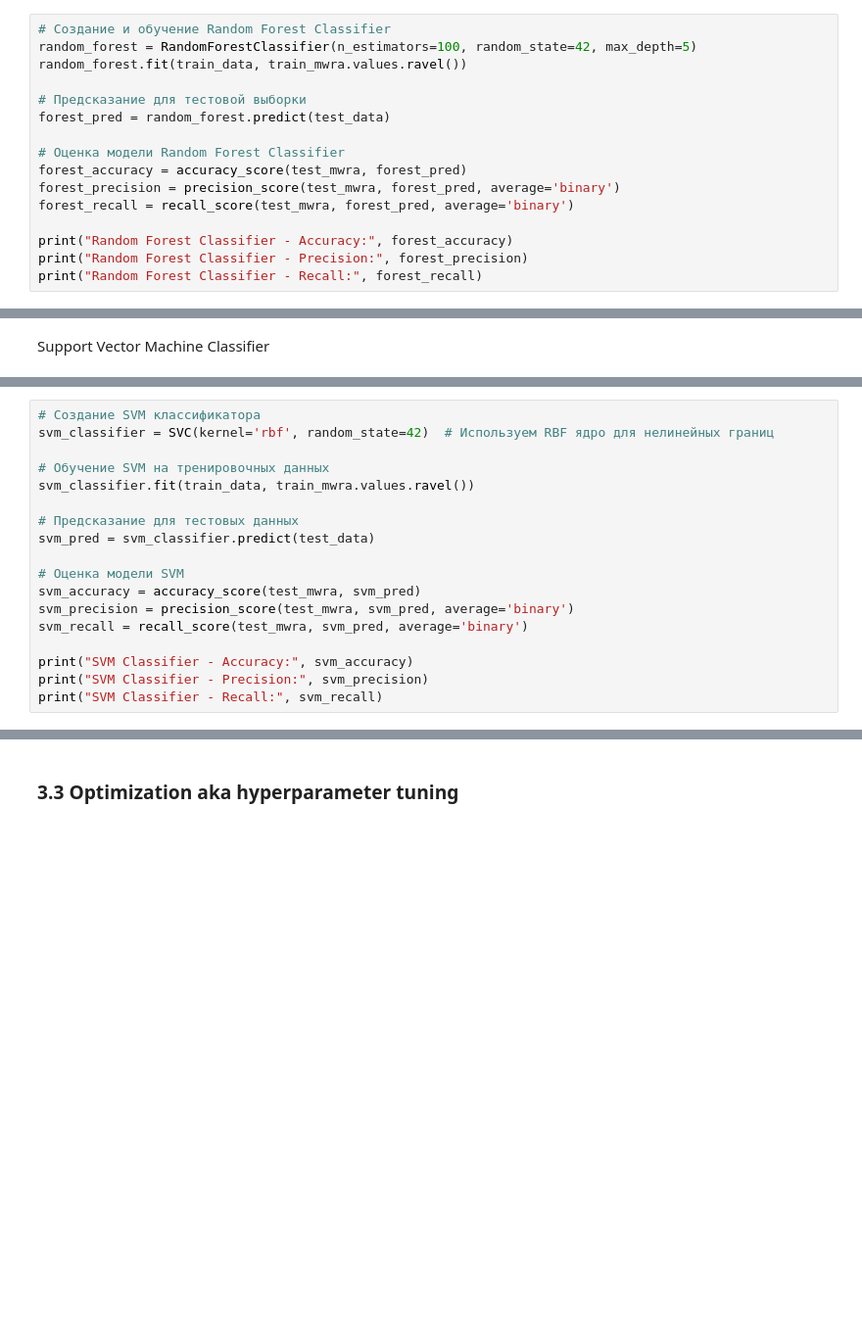
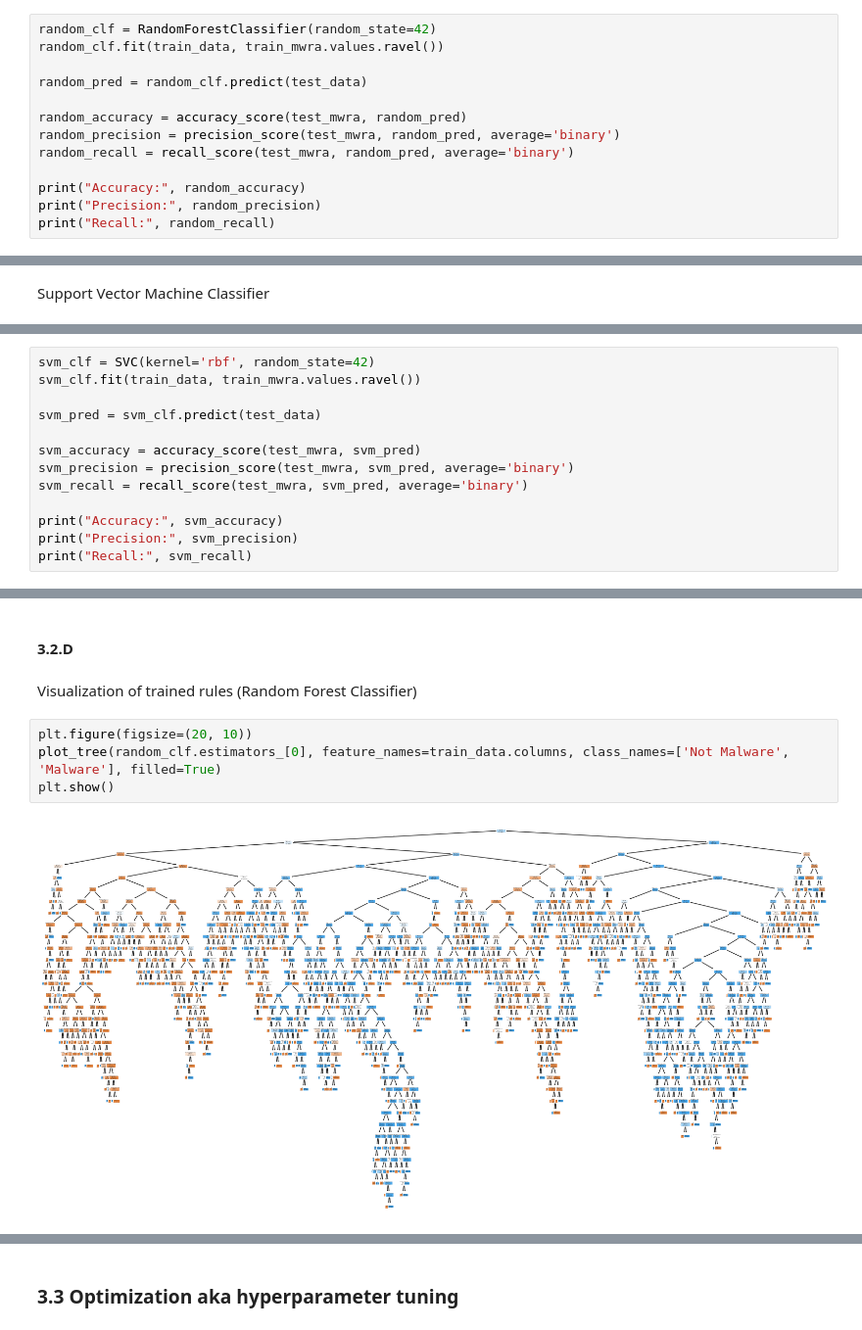
Before and after one commit to justAnArthur/iau-quest, a Jupyter notebook: 03.ipynb, the cells around one changed output, grey strips where cells are left out. Shown: that part at 98% size. Drawn from its saved outputs; the diff is of its cells as text; blank space fills up the shorter version.

```diff
--- a/03.ipynb
+++ b/03.ipynb
@@ -94,17 +145,14 @@ Random Forest Classifier
 # %%
-# Создание и обучение Random Forest Classifier
-random_forest = RandomForestClassifier(n_estimators=100, random_state=42, max_depth=5)
-random_forest.fit(train_data, train_mwra.values.ravel())
+random_clf = RandomForestClassifier(random_state=42)
+random_clf.fit(train_data, train_mwra.values.ravel())
 
-# Предсказание для тестовой выборки
-forest_pred = random_forest.predict(test_data)
+random_pred = random_clf.predict(test_data)
 
-# Оценка модели Random Forest Classifier
-forest_accuracy = accuracy_score(test_mwra, forest_pred)
-forest_precision = precision_score(test_mwra, forest_pred, average='binary')
-forest_recall = recall_score(test_mwra, forest_pred, average='binary')
+random_accuracy = accuracy_score(test_mwra, random_pred)
+random_precision = precision_score(test_mwra, random_pred, average='binary')
+random_recall = recall_score(test_mwra, random_pred, average='binary')
 
-print("Random Forest Classifier - Accuracy:", forest_accuracy)
-print("Random Forest Classifier - Precision:", forest_precision)
-print("Random Forest Classifier - Recall:", forest_recall)
+print("Accuracy:", random_accuracy)
+print("Precision:", random_precision)
+print("Recall:", random_recall)
 # %% [output]
@@ -129,19 +168,14 @@ Support Vector Machine Classifier
 # %%
-# Создание SVM классификатора
-svm_classifier = SVC(kernel='rbf', random_state=42)  # Используем RBF ядро для нелинейных границ
+svm_clf = SVC(kernel='rbf', random_state=42)
+svm_clf.fit(train_data, train_mwra.values.ravel())
 
-# Обучение SVM на тренировочных данных
-svm_classifier.fit(train_data, train_mwra.values.ravel())
+svm_pred = svm_clf.predict(test_data)
 
-# Предсказание для тестовых данных
-svm_pred = svm_classifier.predict(test_data)
-
-# Оценка модели SVM
 svm_accuracy = accuracy_score(test_mwra, svm_pred)
 svm_precision = precision_score(test_mwra, svm_pred, average='binary')
 svm_recall = recall_score(test_mwra, svm_pred, average='binary')
 
-print("SVM Classifier - Accuracy:", svm_accuracy)
-print("SVM Classifier - Precision:", svm_precision)
-print("SVM Classifier - Recall:", svm_recall)
+print("Accuracy:", svm_accuracy)
+print("Precision:", svm_precision)
+print("Recall:", svm_recall)
 # %% [output]
@@ -151 +193,11 @@ SVM Classifier - Recall: 0.9639423076923077
+# %% [markdown]
+#### 3.2.D
+# %% [markdown]
+Visualization of trained rules (Random Forest Classifier)
+# %%
+plt.figure(figsize=(20, 10))
+plot_tree(random_clf.estimators_[0], feature_names=train_data.columns, class_names=['Not Malware', 'Malware'], filled=True)
+plt.show()
+# %% [output]
+[figure, new version]
 # %% [markdown]
```
Also changed, not shown: parts of 33 cells of this notebook.
